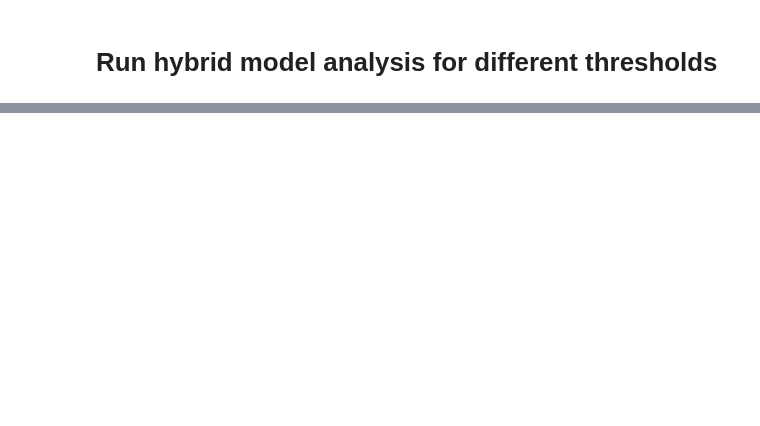
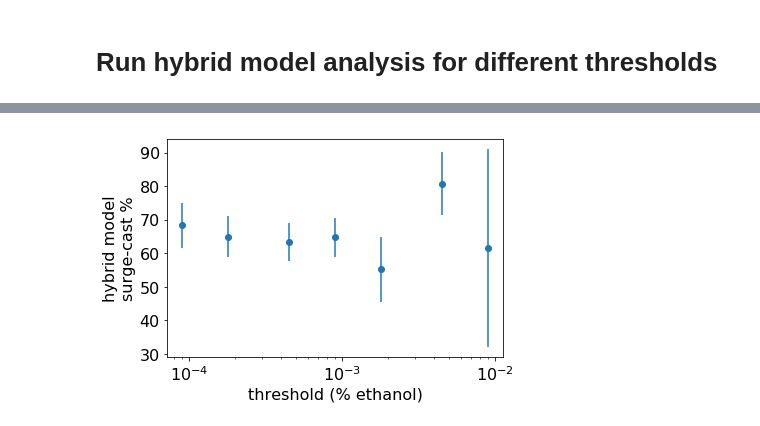
Before and after one commit to rkp8000/wind_tunnel, a Jupyter notebook: revision_1.ipynb, the cells around one changed output, grey strips where cells are left out. Drawn from its saved outputs; the diff is of its cells as text; code cells hidden in the pictures; blank space fills up the shorter version.

```diff
--- a/revision_1.ipynb
+++ b/revision_1.ipynb
@@ -470,0 +507,30 @@ for surge_cast_file, info_cg_id, empirical_cg_id in zip(SURGE_CAST_FILES, INFO_C
+# %%
+%matplotlib inline
+import matplotlib.pyplot as plt
+import numpy as np
+from plot import set_font_size
+
+# plot infotaxis/surge-cast results vs threshold used
+means = []
+stds = []
+
+for threshold, dstr in zip(THRESHOLDS, dstrs):
+
+    means.append(np.nanmean(dstr))
+    stds.append(np.nanstd(dstr))
+
+conversion_factor = 0.0476 / 526
+
+fig, ax = plt.subplots(1, 1, figsize=(6, 4), tight_layout=True)
+
+ax.errorbar(conversion_factor * np.array(THRESHOLDS), means, yerr=stds, fmt='o')
+ax.set_xscale("log", nonposx='clip')
+
+ax.set_xlabel('threshold (% ethanol)')
+ax.set_ylabel('hybrid model\nsurge-cast %')
+
+set_font_size(ax, 16)
+
+fig.savefig('pngs_final/vary_threshold_hybrid.png', dpi=300)
+# %% [output]
+[figure, added]
```
Also changed, not shown: parts of 2 cells of this notebook, 2 other files.
